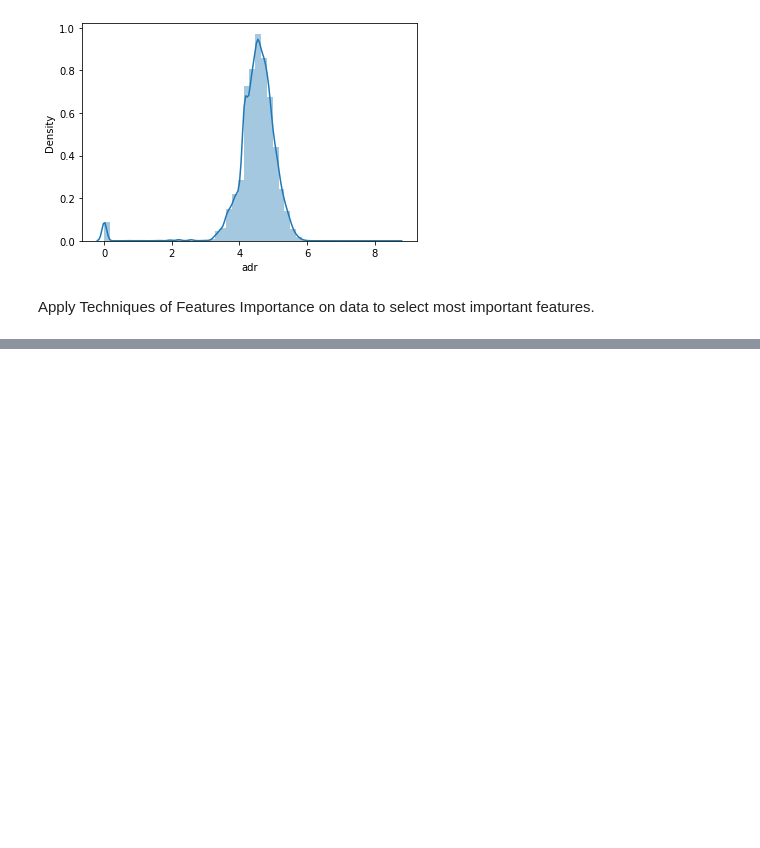
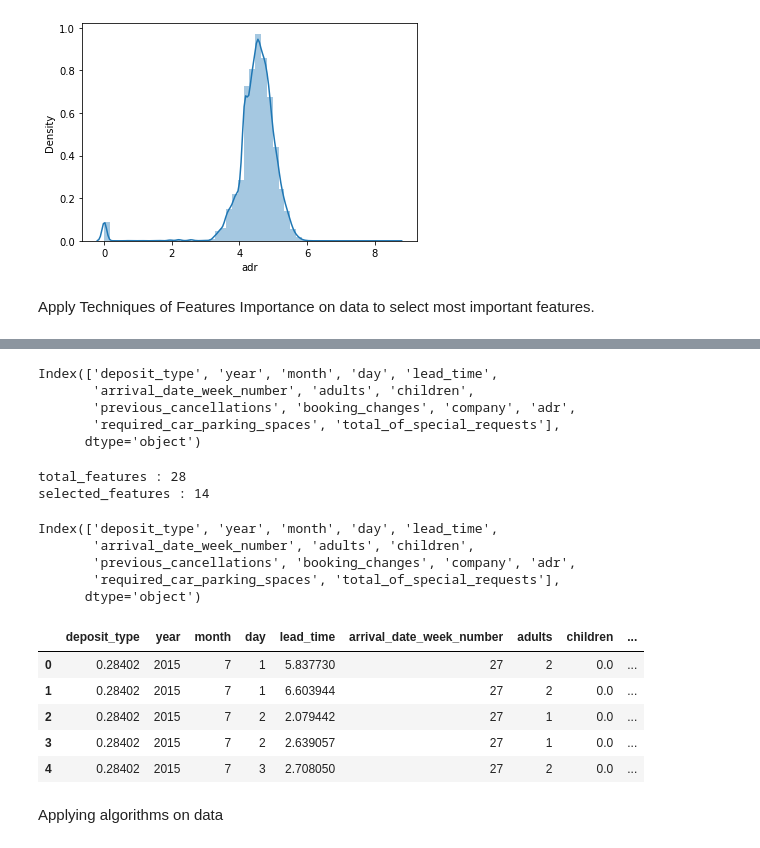
Before and after one commit to Aboubacar2012/ML_Project, a Jupyter notebook: Predict_the_cancellation_of_Hotel_Booking.ipynb, the cells around one changed output, grey strips where cells are left out. Drawn from its saved outputs; the diff is of its cells as text; code cells hidden in the pictures; blank space fills up the shorter version.

```diff
--- a/Predict_the_cancellation_of_Hotel_Booking.ipynb
+++ b/Predict_the_cancellation_of_Hotel_Booking.ipynb
@@ -862,0 +904,2 @@ Apply Techniques of Features Importance on data to select most important feature
+# %%
+feature_sel_model.fit(X,y)
@@ -862,0 +920,39 @@ Apply Techniques of Features Importance on data to select most important feature
+# %%
+cols=X.columns
+# %%
+cols[feature_sel_model.get_support()]
+# %% [output]
+Index(['deposit_type', 'year', 'month', 'day', 'lead_time',
+       'arrival_date_week_number', 'adults', 'children',
+       'previous_cancellations', 'booking_changes', 'company', 'adr',
+       'required_car_parking_spaces', 'total_of_special_requests'],
+      dtype='object')
+# %%
+selected_features=cols[feature_sel_model.get_support()]
+# %%
+print('total_features : {}'.format(X.shape[1]))
+print('selected_features : {}'.format(len(selected_features)))
+# %% [output]
+total_features : 28
+selected_features : 14
+# %%
+selected_features
+# %% [output]
+Index(['deposit_type', 'year', 'month', 'day', 'lead_time',
+       'arrival_date_week_number', 'adults', 'children',
+       'previous_cancellations', 'booking_changes', 'company', 'adr',
+       'required_car_parking_spaces', 'total_of_special_requests'],
+      dtype='object')
+# %%
+X=X[selected_features]
+# %%
+X.head()
+# %% [output]
+|  | deposit_type | year | month | day | lead_time | arrival_date_week_number | adults | children | ... |
+| 0 | 0.28402 | 2015 | 7 | 1 | 5.837730 | 27 | 2 | 0.0 | ... |
+| 1 | 0.28402 | 2015 | 7 | 1 | 6.603944 | 27 | 2 | 0.0 | ... |
+| 2 | 0.28402 | 2015 | 7 | 2 | 2.079442 | 27 | 1 | 0.0 | ... |
+| 3 | 0.28402 | 2015 | 7 | 2 | 2.639057 | 27 | 1 | 0.0 | ... |
+| 4 | 0.28402 | 2015 | 7 | 3 | 2.708050 | 27 | 2 | 0.0 | ... |
+# %% [markdown]
+Applying algorithms on data
```
Also changed, not shown: parts of 13 cells of this notebook.
